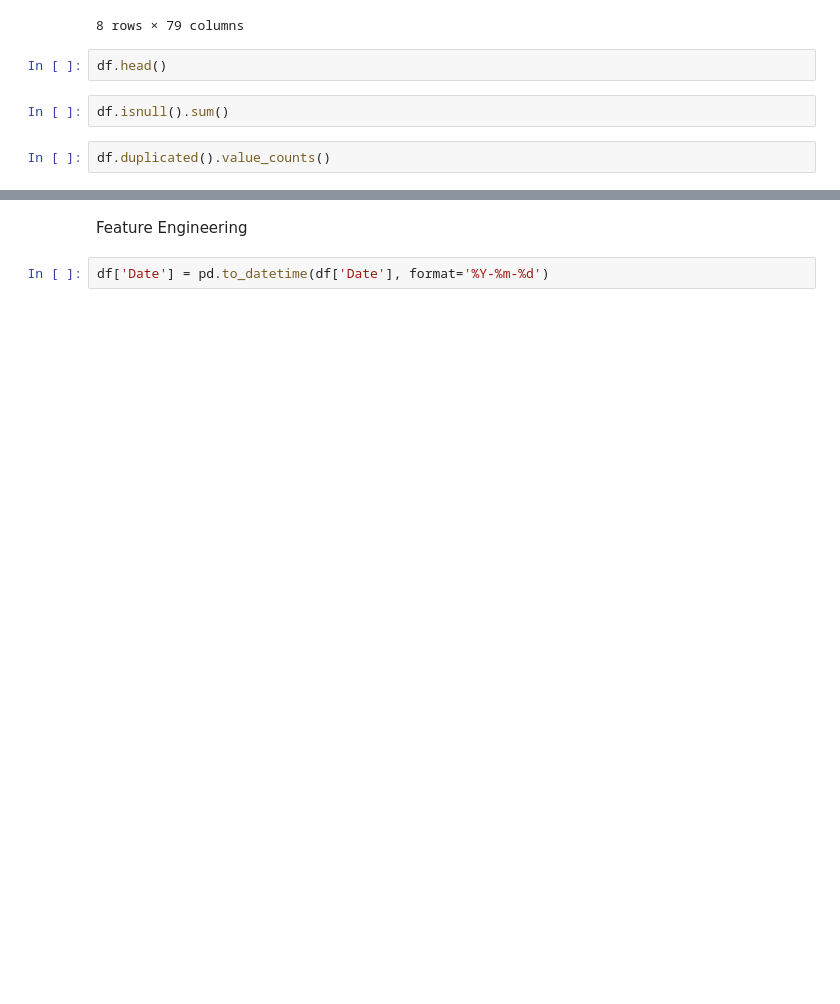
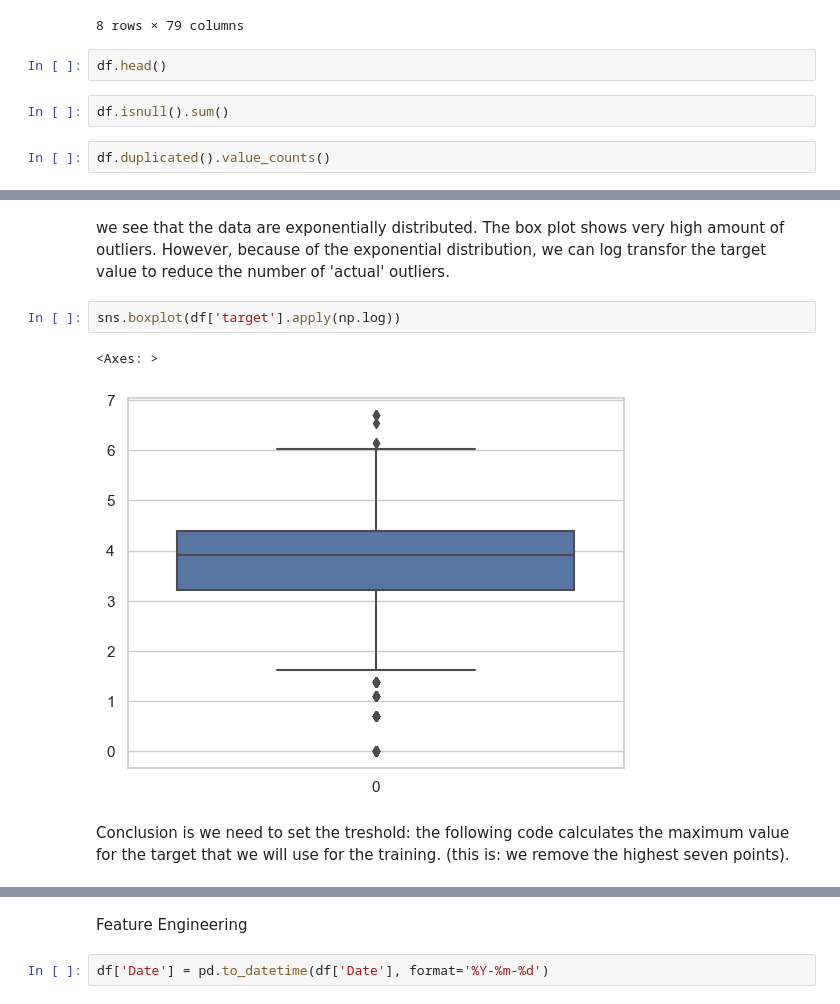
Before and after one commit to karol-pa/Urban_Air_Pollution_Challenge_Group_Work, a Jupyter notebook: Day1.ipynb, the cells around one changed output, grey strips where cells are left out. Drawn from its saved outputs; the diff is of its cells as text; blank space fills up the shorter version.

```diff
--- a/Day1.ipynb
+++ b/Day1.ipynb
@@ -104,0 +118,9 @@ df.duplicated().value_counts()
+# %% [markdown]
+we see that the data are exponentially distributed. The box plot shows very high amount of outliers. However, because of the exponential distribution, we can log transfor the target value to reduce the number of 'actual' outliers.
+# %%
+sns.boxplot(df['target'].apply(np.log))
+# %% [output]
+<Axes: >
+[figure, added]
+# %% [markdown]
+Conclusion is we need to set the treshold: the following code calculates the maximum value for the target that we will use for the training. (this is: we remove the highest seven points).
```
Also changed, not shown: parts of 16 cells of this notebook.
